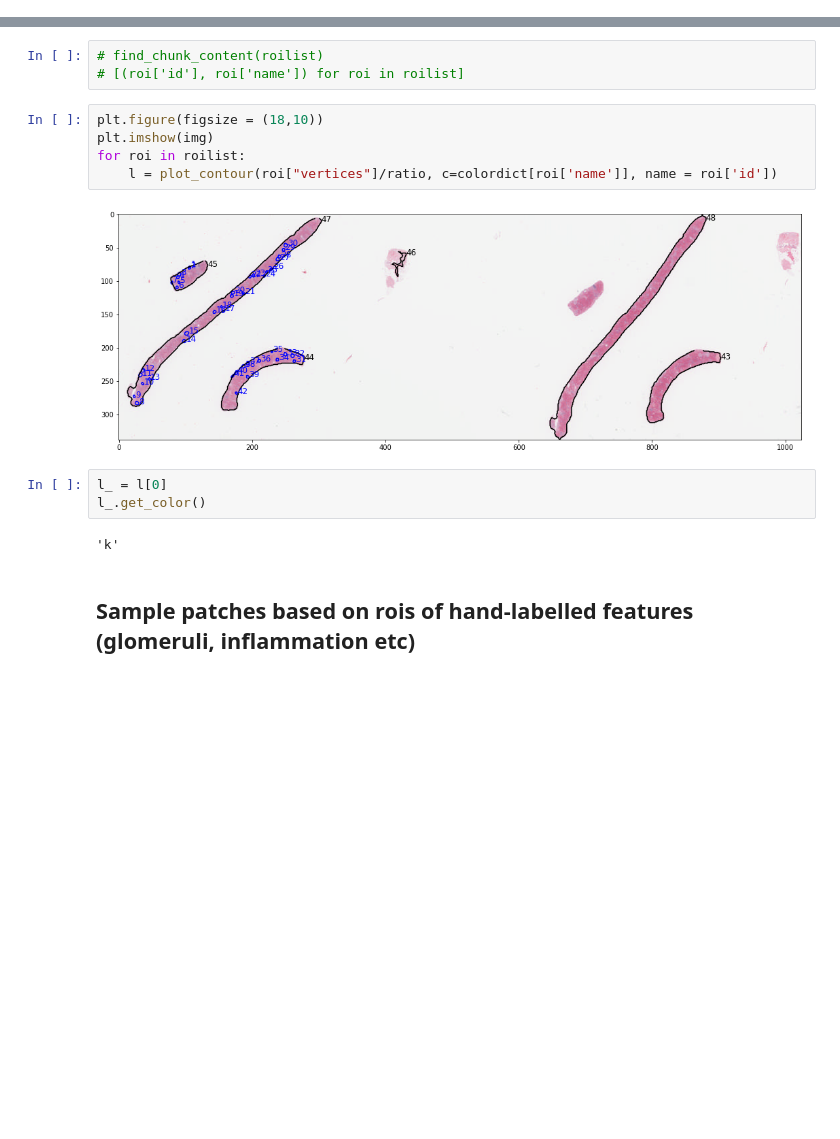
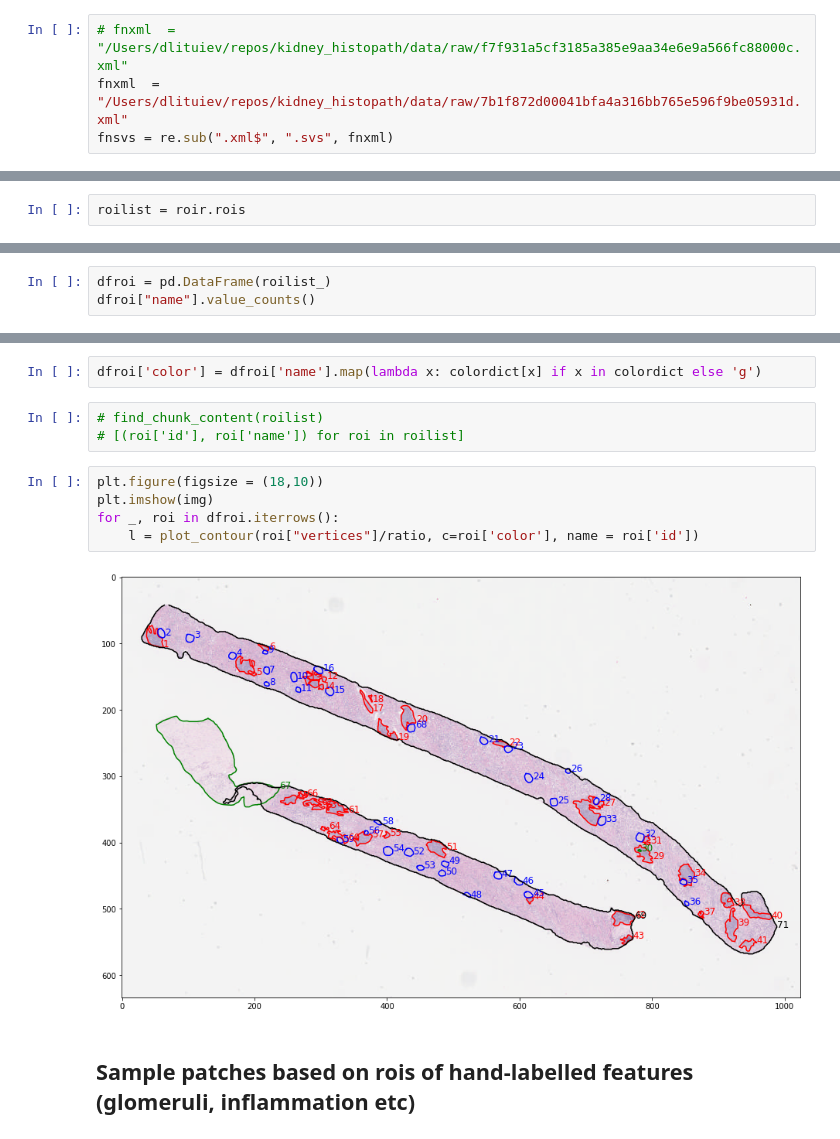
Before and after one commit to DSLituiev/slideslicer, a Jupyter notebook: notebooks/sample_patches_from_slide.ipynb, the cells around one changed output, grey strips where cells are left out. Cells and saved outputs as stored; diff of their text form; blank space fills up the shorter version.

```diff
--- a/notebooks/sample_patches_from_slide.ipynb
+++ b/notebooks/sample_patches_from_slide.ipynb
@@ -50,0 +39,4 @@ with open(fnjson,'r') as fh:
+# %%
+# fnxml  = "/Users/dlituiev/repos/kidney_histopath/data/raw/f7f931a5cf3185a385e9aa34e6e9a566fc88000c.xml"
+fnxml  = "/Users/dlituiev/repos/kidney_histopath/data/raw/7b1f872d00041bfa4a316bb765e596f9be05931d.xml"
+fnsvs = re.sub(".xml$", ".svs", fnxml)
@@ -50,0 +180,2 @@ with open(fnjson,'r') as fh:
+# %%
+roilist = roir.rois
@@ -146,0 +299,3 @@ dtype: int64
+# %%
+dfroi = pd.DataFrame(roilist_)
+dfroi["name"].value_counts()
@@ -147,18 +309,15 @@ dtype: int64
+# %%
+dfroi['color'] = dfroi['name'].map(lambda x: colordict[x] if x in colordict else 'g')
 # %%
 # find_chunk_content(roilist)
 # [(roi['id'], roi['name']) for roi in roilist]
 # %%
 plt.figure(figsize = (18,10))
 plt.imshow(img)
-for roi in roilist:
-    l = plot_contour(roi["vertices"]/ratio, c=colordict[roi['name']], name = roi['id'])
+for _, roi in dfroi.iterrows():
+    l = plot_contour(roi["vertices"]/ratio, c=roi['color'], name = roi['id'])
 # %% [output]
-[figure, old version]
+[figure, new version]
-# %%
-l_ = l[0]
-l_.get_color()
-# %% [output]
-'k'
 # %% [markdown]
 ##  Sample patches based on rois of hand-labelled features (glomeruli, inflammation etc)
 # %%
```
Also changed, not shown: parts of 41 cells of this notebook, 5 other files.
